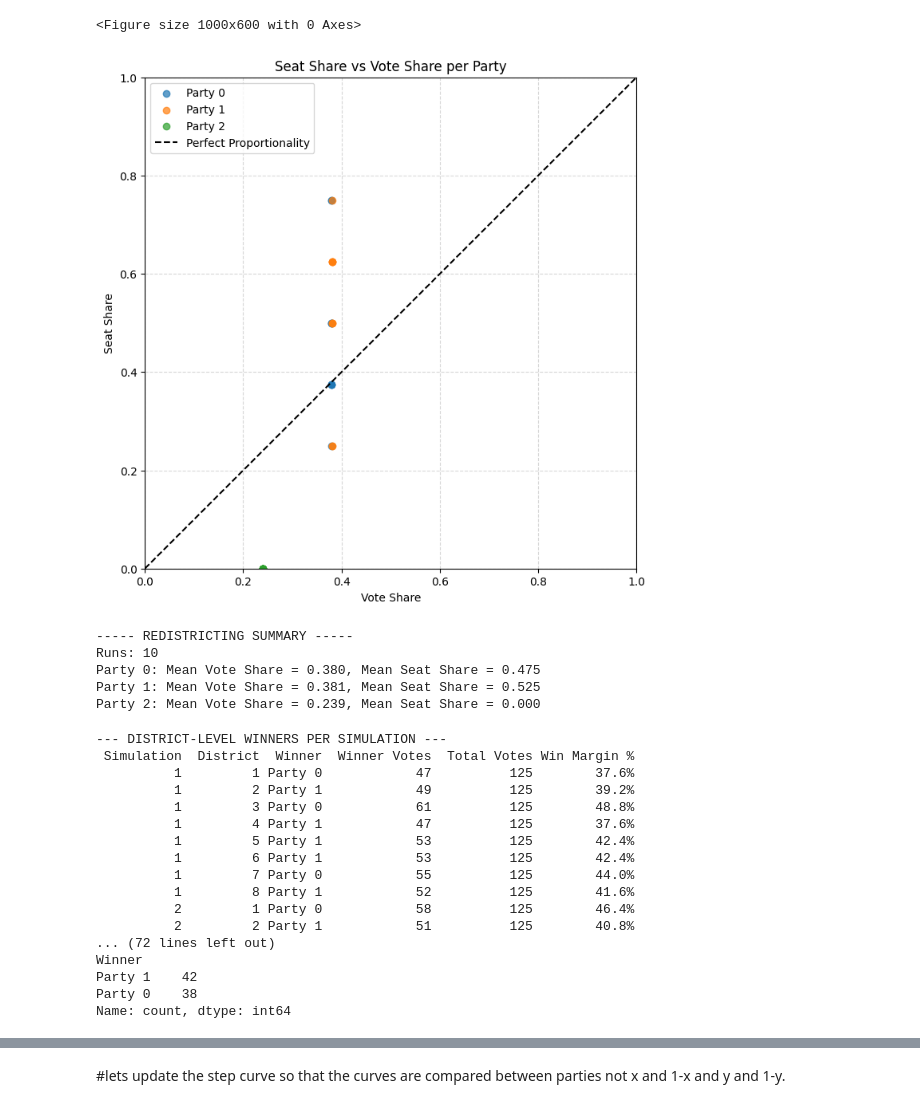
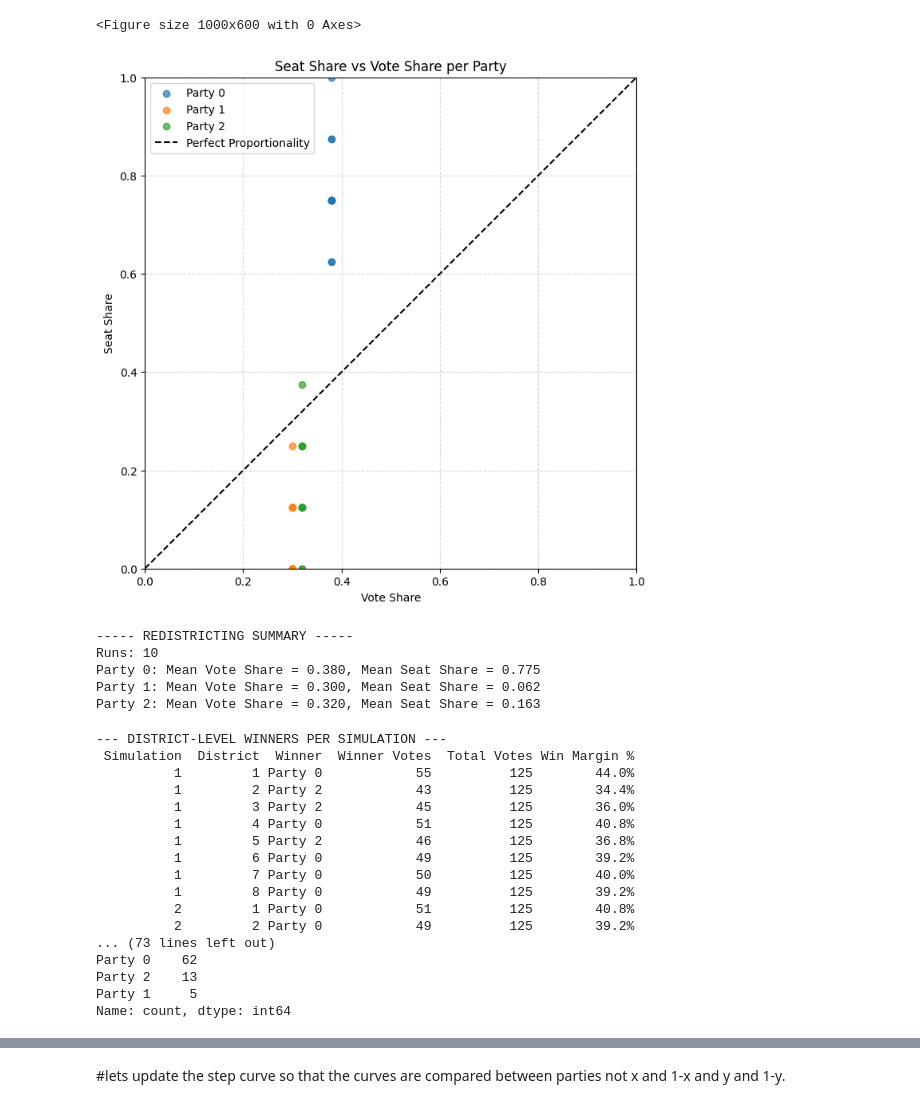
Before and after one commit to CarlLienert/SeniorCapstone, a Jupyter notebook: sim_6000NEW.ipynb, the cells around one changed output, grey strips where cells are left out. Cells and saved outputs as stored; diff of their text form; code cells hidden in the pictures.

```diff
--- a/sim_6000NEW.ipynb
+++ b/sim_6000NEW.ipynb
@@ -31,7 +31,7 @@ PARTY_COLORS = dict(zip(PARTY_IDS, party_colors))
 #-------------------------
 # PARTY DISTRIBUTION (bias) - Must sum to 1 - MUST CHANGE WHEN CHANGING NUMBER OF PARTIES
 # ------------------------
-PARTY_BIAS = [0.4, 0.4, .2]  # Example: 40% for Party 0, 40% for Party 1, 20% for Party 2
+PARTY_BIAS = [0.4, 0.3, 0.3]
 
 # ------------------------
 # GENERATE POPULATION DENSITY
@@ -69,7 +69,9 @@ voter_parties = np.random.choice(
 #voter_parties = np.random.randint(0, NUM_PARTIES, NUM_VOTERS)
 
 voter_colors = party_colors[voter_parties]
-def connected_districts(voters, num_districts, voters_per_district, k_neighbors=20):
+
+def connected_districts(voters, num_districts, voters_per_district, rng, k_neighbors=20):
+#def connected_districts(voters, num_districts, voters_per_district, k_neighbors=20):
     N = len(voters)
     district = -np.ones(N, dtype=int)
     tree = cKDTree(voters)
@@ -80,7 +82,8 @@ def connected_districts(voters, num_districts, voters_per_district, k_neighbors=
         if not unassigned:
             break
 
-        seed = np.random.choice(list(unassigned))
+        #seed = np.random.choice(list(unassigned))
+        seed = rng.choice(list(unassigned))
         district[seed] = d
         unassigned.remove(seed)
         queue = [seed]
@@ -105,8 +108,8 @@ def connected_districts(voters, num_districts, voters_per_district, k_neighbors=
                 if district[i] == d:
                     district[i] = -1
                     unassigned.add(i)
-            return connected_districts(voters, num_districts, voters_per_district)
-
+            #return connected_districts(voters, num_districts, voters_per_district)
+            return connected_districts(voters, num_districts, voters_per_district, rng, k_neighbors)
     # ------------------------
     # Assign leftover voters to nearest district
     # ------------------------
@@ -448,11 +451,25 @@ all_area_results = []    # For step function area analysis
 all_step_curves = []       # Store step curves for potential plotting
 plt.figure(figsize=(10,6))
 
+
+'''
 for run in range(NUM_RUNS):
     district_labels = connected_districts(voters, NUM_DISTRICTS, VOTERS_PER_DISTRICT)
     district_counts = count_votes(district_labels)
+'''
+for run in range(NUM_RUNS):
 
-    # Efficiency gap
+    rng = np.random.default_rng()
+
+    district_labels = connected_districts(
+        voters,
+        NUM_DISTRICTS,
+        VOTERS_PER_DISTRICT,
+        rng
+    )
+
+    district_counts = count_votes(district_labels)
+# Efficiency gap
     gap = efficiency_gap(district_counts)
     all_efficiency_gaps.append(gap)
 
@@ -512,39 +529,39 @@ plt.figure(figsize=(8,8))
 for party in PARTY_IDS:
     vote_shares = [run[party] for run in all_pr_vote_shares]
     seat_shares = [run[party] for run in all_pr_seat_shares]
     plt.scatter(vote_shares, seat_shares, alpha=0.7, label=party)
 
 plt.plot([0,1],[0,1], linestyle='--', color='black', label='Perfect Proportionality')
 plt.xlabel("Vote Share")
 plt.ylabel("Seat Share")
 plt.title("Seat Share vs Vote Share per Party")
 plt.xlim(0,1)
 plt.ylim(0,1)
 plt.gca().set_aspect('equal', adjustable='box')
 plt.legend()
 plt.grid(True, linestyle="--", alpha=0.5)
 plt.show()
 
 # ------------------------
 # SUMMARY
 # ------------------------
 print("\n----- REDISTRICTING SUMMARY -----")
 print("Runs:", NUM_RUNS)
 if NUM_PARTIES == 2:
     print("Mean Efficiency Gap:", np.nanmean(all_efficiency_gaps))
     print("Std Efficiency Gap:", np.nanstd(all_efficiency_gaps))
 for party in PARTY_IDS:
     mean_vote = np.mean([run[party] for run in all_pr_vote_shares])
     mean_seat = np.mean([run[party] for run in all_pr_seat_shares])
     print(f"{party}: Mean Vote Share = {mean_vote:.3f}, Mean Seat Share = {mean_seat:.3f}")
 # %% [output]
 <Figure size 1000x600 with 0 Axes>
-[figure, old version]
+[figure, new version]
 ----- REDISTRICTING SUMMARY -----
 Runs: 10
-Party 0: Mean Vote Share = 0.380, Mean Seat Share = 0.475
-Party 1: Mean Vote Share = 0.381, Mean Seat Share = 0.525
-Party 2: Mean Vote Share = 0.239, Mean Seat Share = 0.000
+Party 0: Mean Vote Share = 0.380, Mean Seat Share = 0.775
+Party 1: Mean Vote Share = 0.300, Mean Seat Share = 0.062
+Party 2: Mean Vote Share = 0.320, Mean Seat Share = 0.163
 # %%
 import pandas as pd
 
@@ -589,20 +606,20 @@ print(df_detailed['Winner'].value_counts())
 # %% [output]
 --- DISTRICT-LEVEL WINNERS PER SIMULATION ---
  Simulation  District  Winner  Winner Votes  Total Votes Win Margin %
-          1         1 Party 0            47          125        37.6%
-          1         2 Party 1            49          125        39.2%
-          1         3 Party 0            61          125        48.8%
-          1         4 Party 1            47          125        37.6%
-          1         5 Party 1            53          125        42.4%
-          1         6 Party 1            53          125        42.4%
-          1         7 Party 0            55          125        44.0%
-          1         8 Party 1            52          125        41.6%
-          2         1 Party 0            58          125        46.4%
-          2         2 Party 1            51          125        40.8%
-... (72 lines left out)
-Winner
-Party 1    42
-Party 0    38
+          1         1 Party 0            55          125        44.0%
+          1         2 Party 2            43          125        34.4%
+          1         3 Party 2            45          125        36.0%
+          1         4 Party 0            51          125        40.8%
+          1         5 Party 2            46          125        36.8%
+          1         6 Party 0            49          125        39.2%
+          1         7 Party 0            50          125        40.0%
+          1         8 Party 0            49          125        39.2%
+          2         1 Party 0            51          125        40.8%
+          2         2 Party 0            49          125        39.2%
+... (73 lines left out)
+Party 0    62
+Party 2    13
+Party 1     5
 Name: count, dtype: int64
 # %%
 plot_step_and_complement(all_step_curves[9]["Party 0"], NUM_DISTRICTS)
```
Also changed, not shown: parts of 12 cells of this notebook.
